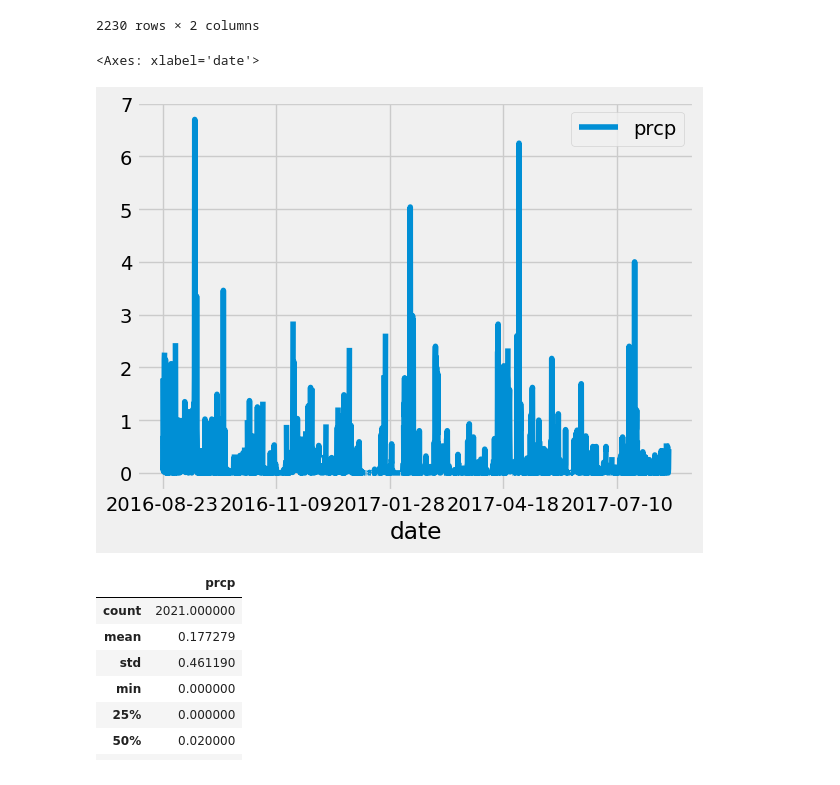
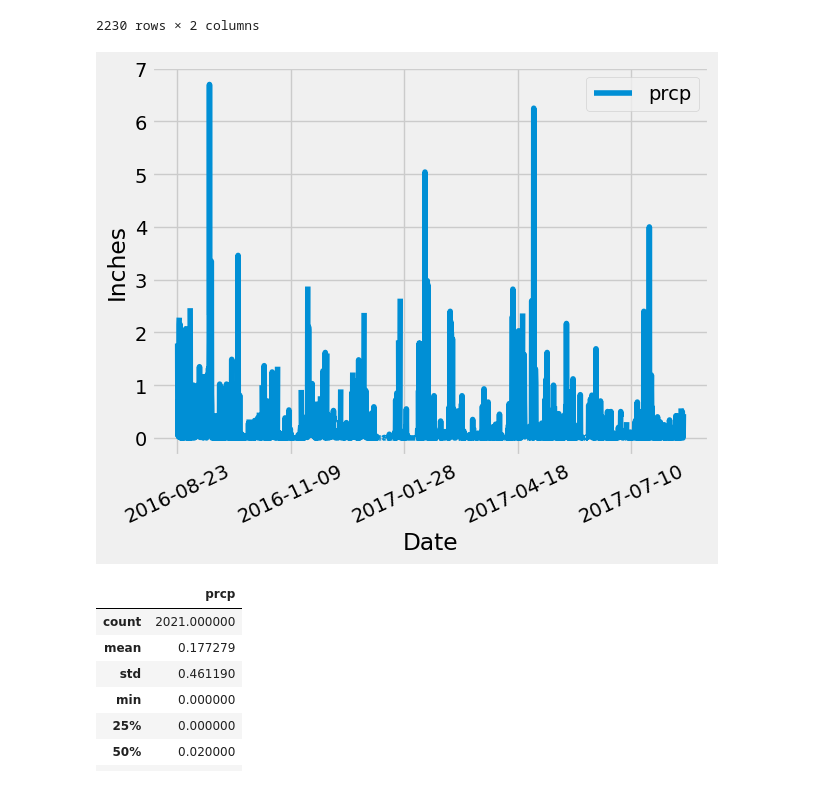
Before and after one commit to shlokaj2/sqlalchemy-challenge, a Jupyter notebook: SurfsUp-sqlalchemy.ipynb, the cells around one changed output. Saved outputs shown, nothing was run; the diff lists cells and outputs as text; code cells hidden in the pictures.

```diff
--- a/SurfsUp-sqlalchemy.ipynb
+++ b/SurfsUp-sqlalchemy.ipynb
@@ -16,7 +16,7 @@ from sqlalchemy.orm import Session
 from sqlalchemy import create_engine, func
 # %%
 # create engine to hawaii.sqlite
-engine = create_engine("sqlite:///./hawaii.sqlite")
+engine = create_engine("sqlite:///hawaii.sqlite")
 # %%
 Base = automap_base()
 # %%
@@ -106,10 +110,12 @@ prcp_df
 # %%
 # Plot the results by using DataFrame plot method
 prcp_df.plot(x= "date", y = "prcp")
-plt.ylabel
+plt.ylabel("Inches")
+plt.xlabel("Date")
+plt.xticks(rotation = 25)
+plt.show()
 # %% [output]
-<Axes: xlabel='date'>
-[figure, old version]
+[figure, new version]
 # %%
 # print the summary statistics of the precipation data
 prcp_df.describe()
```
Also changed, not shown: parts of 8 cells of this notebook, 1 other file.
